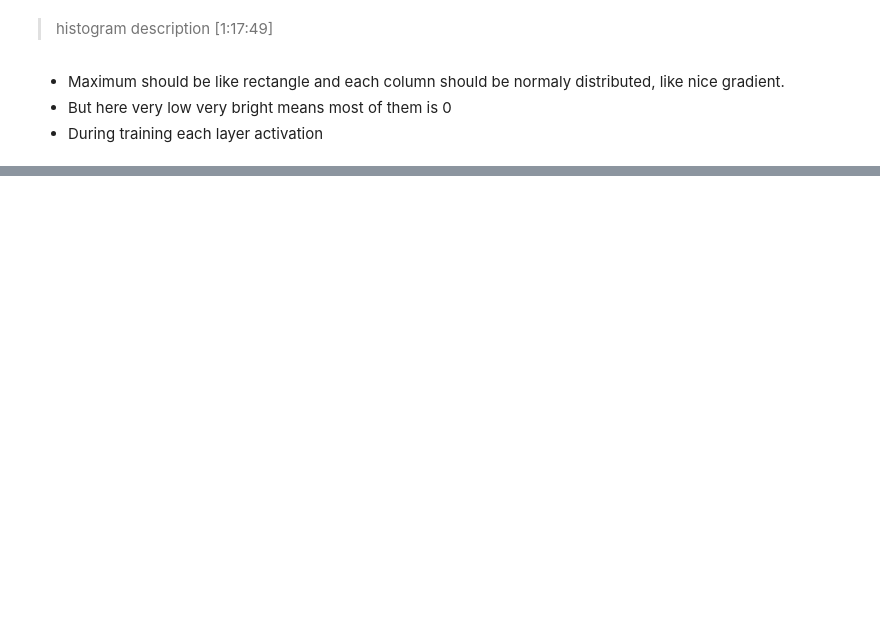
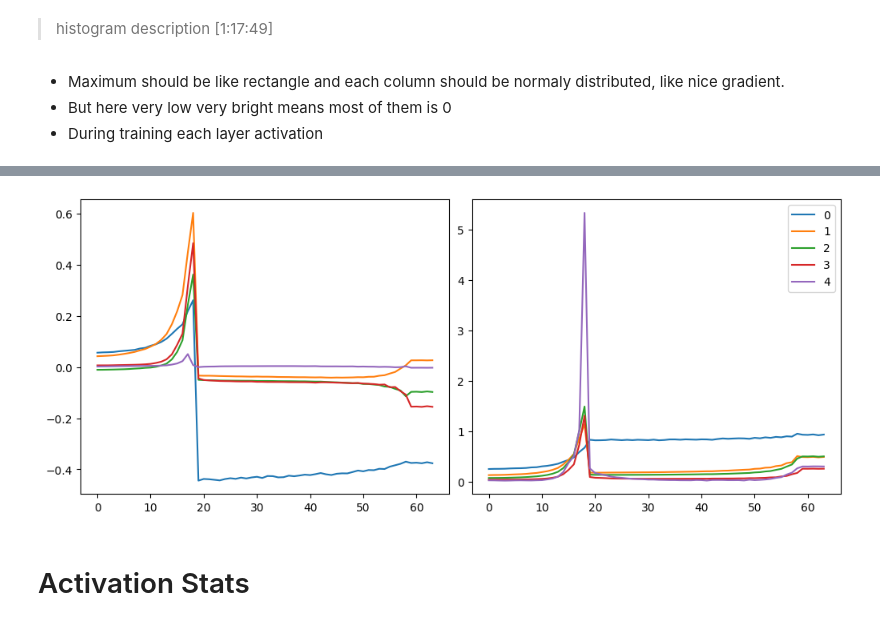
Before and after one commit to HasanGoni/fastai_course22p2, a Jupyter notebook: nbs/04_preprocessing.lesson_16_second_part.ipynb, the cells around one changed output, grey strips where cells are left out. Drawn from its saved outputs; the diff is of its cells as text; code cells hidden in the pictures; blank space fills up the shorter version.

```diff
--- a/nbs/04_preprocessing.lesson_16_second_part.ipynb
+++ b/nbs/04_preprocessing.lesson_16_second_part.ipynb
@@ -335,0 +337,31 @@ for ax, h in zip(axes.flatten(), hooks[:4]):
+# %%
+#| export
+class HooksCallback(Callback):
+	def __init__(
+			self,
+			hookfunc,
+			mod_filter=noop,
+			on_train=True,
+			on_valid=True,
+			mods=None):
+		store_attr()
+		super().__init__()
+
+	def before_fit(self,learn):
+		if self.mods: mods = self.mods
+		else: mods = filter_ex(
+			learn.model.modules(), self.mod_filter)
+		self.hooks = Hooks(mods, partial(self._hookfunc, learn))
+
+	def _hookfunc(self, learn,*args, **kwargs):
+		if (self.on_train and learn.training) or (self.on_valid and not learn.training):
+			self.hookfunc(*args, **kwargs)
+
+	def after_fit(self, learn):
+		self.hooks.remove()
+
+	def __iter__(self):
+		return iter(self.hooks)
+
+	def __len__(self):
+		return len(self.hooks)
@@ -335,0 +396,9 @@ for ax, h in zip(axes.flatten(), hooks[:4]):
+# %%
+fig,axs = plt.subplots(1,2, figsize=(10,4))
+for h in hc:
+    for i in 0,1: axs[i].plot(h.stats[i])
+plt.legend(range(6));
+# %% [output]
+[figure, added]
+# %% [markdown]
+# Activation Stats
```
Also changed, not shown: parts of 25 cells of this notebook, 4 other files.
